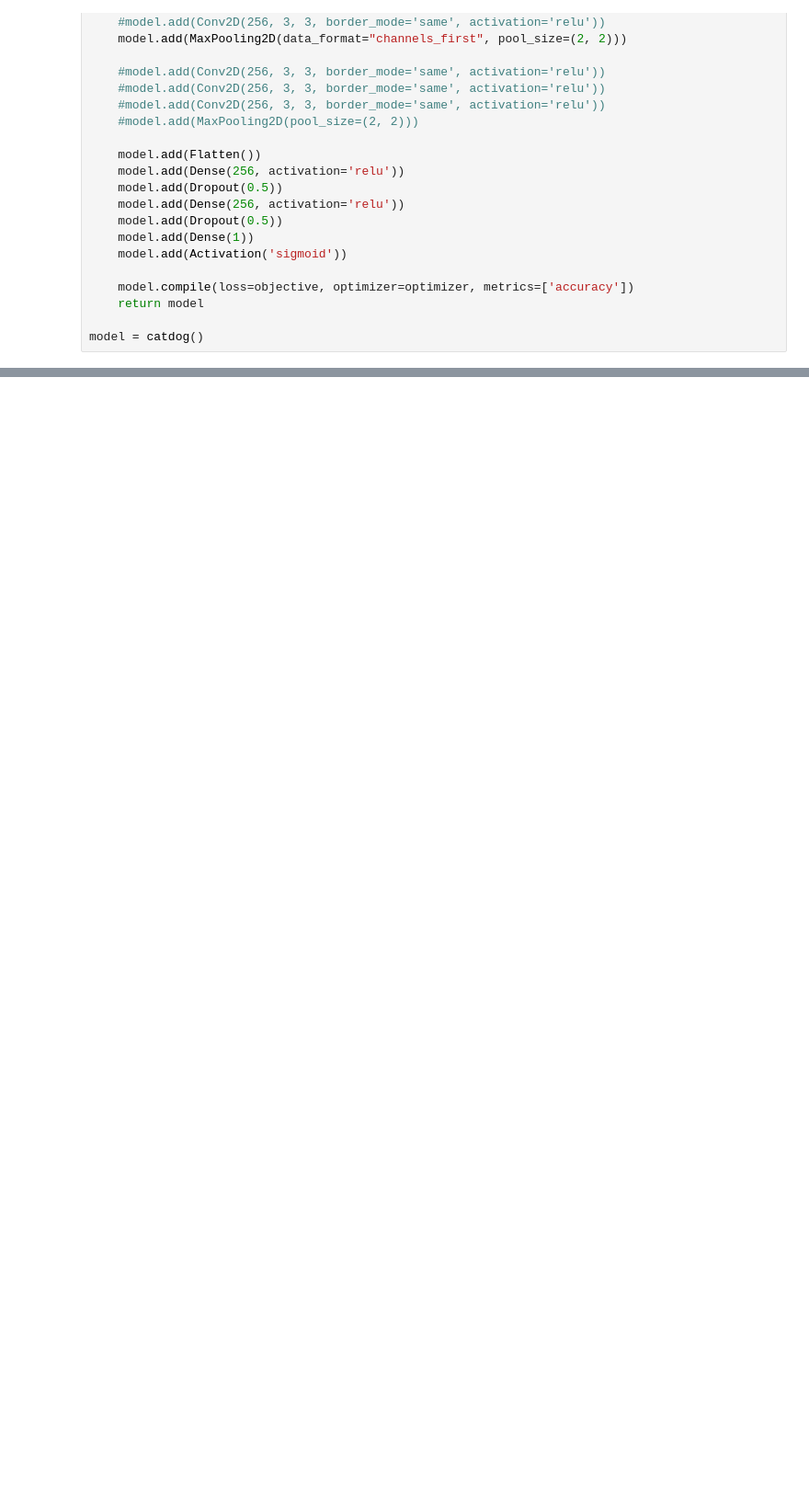
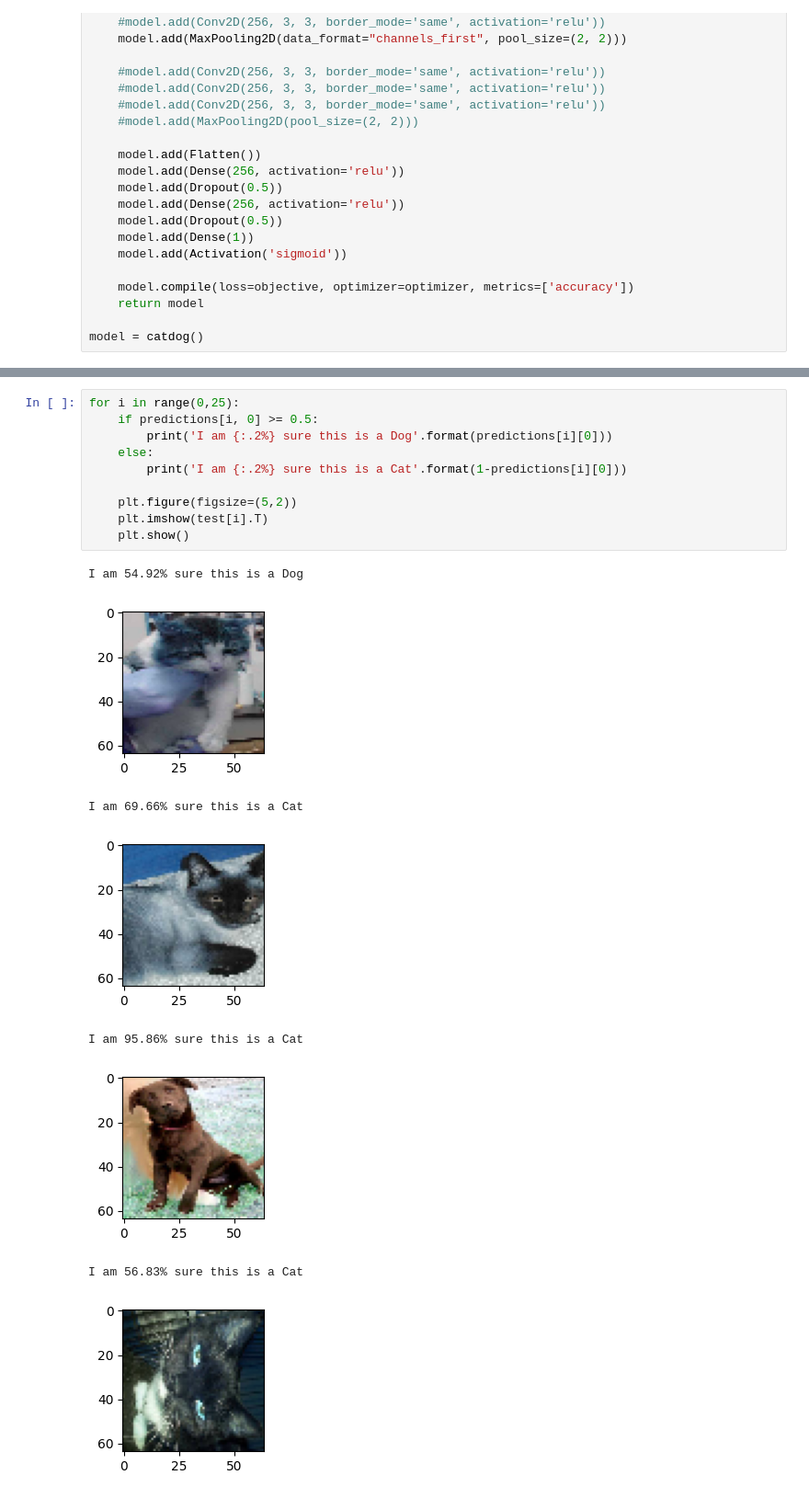
Before and after one commit to Makoto-Noda/google-Colab, a Jupyter notebook: CatsDogs.ipynb, the cells around one changed output, grey strips where cells are left out. Shown at 92% size. Saved outputs shown, nothing was run; the diff lists cells and outputs as text; blank space fills up the shorter version.

```diff
--- a/CatsDogs.ipynb
+++ b/CatsDogs.ipynb
@@ -220,0 +232,19 @@ Epoch 4: early stopping
+# %%
+for i in range(0,25):
+    if predictions[i, 0] >= 0.5:
+        print('I am {:.2%} sure this is a Dog'.format(predictions[i][0]))
+    else:
+        print('I am {:.2%} sure this is a Cat'.format(1-predictions[i][0]))
+
+    plt.figure(figsize=(5,2))
+    plt.imshow(test[i].T)
+    plt.show()
+# %% [output]
+I am 54.92% sure this is a Dog
+[figure, added]
+I am 69.66% sure this is a Cat
+[figure, added]
+I am 95.86% sure this is a Cat
+[figure, added]
+I am 56.83% sure this is a Cat
+[figure, added]
```
Also changed, not shown: parts of 4 cells of this notebook.
